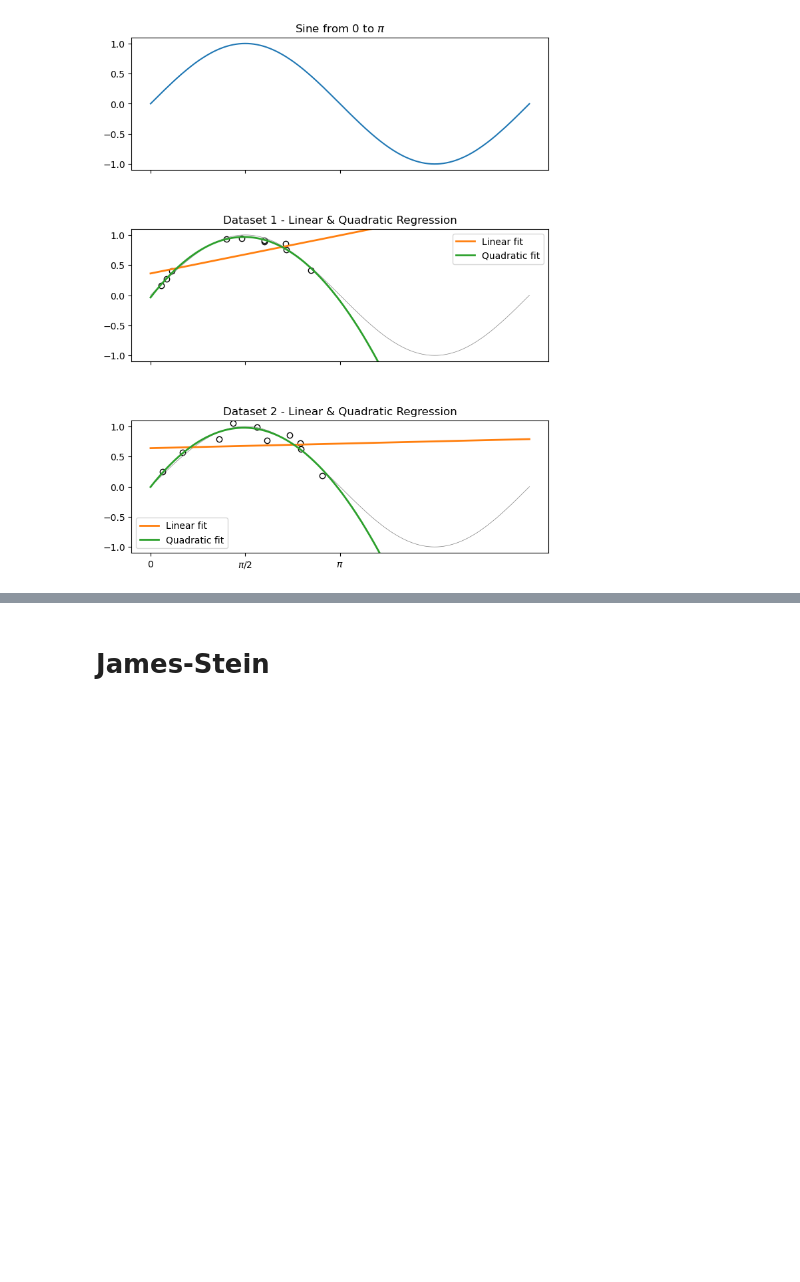
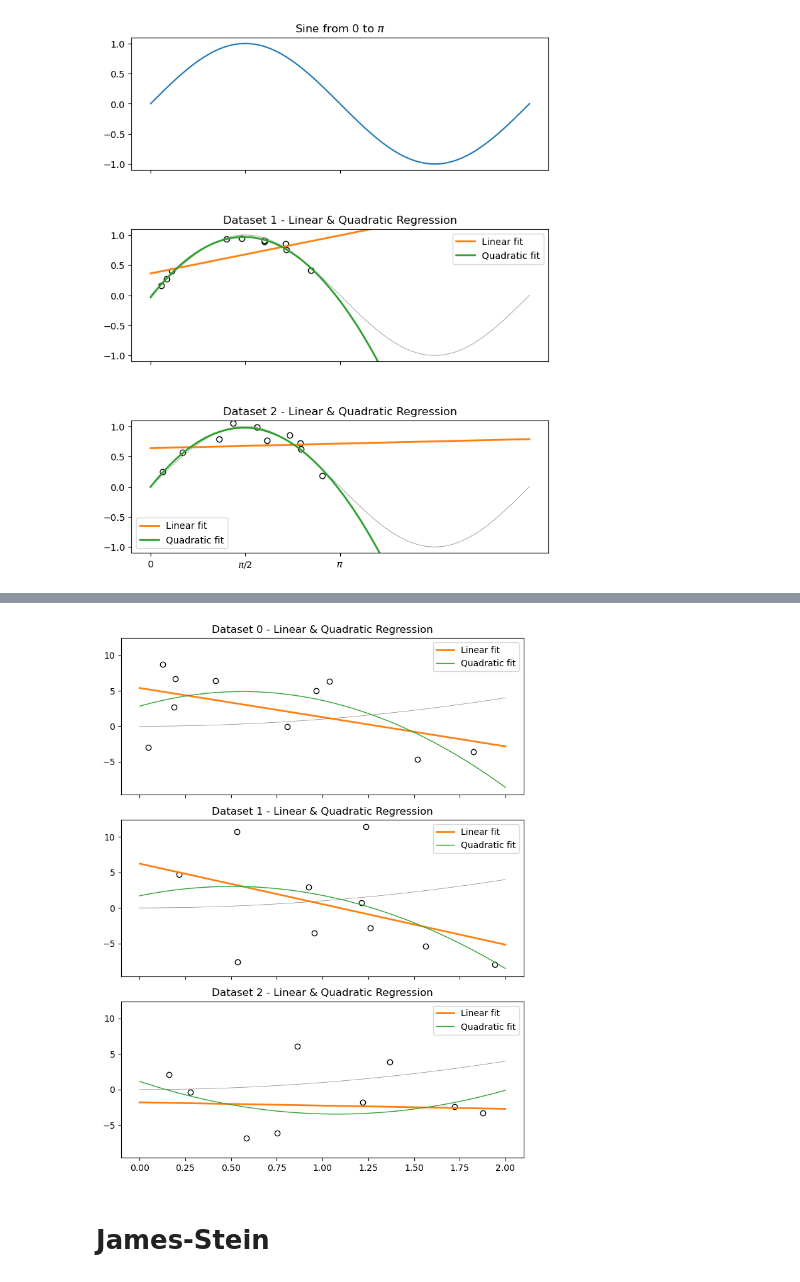
Before and after one commit to alexanderthclark/pols4728, a Jupyter notebook: book/chapters/predictive.ipynb, the cells around one changed output, grey strips where cells are left out. Drawn from its saved outputs; the diff is of its cells as text; code cells hidden in the pictures; blank space fills up the shorter version.

```diff
--- a/book/chapters/predictive.ipynb
+++ b/book/chapters/predictive.ipynb
@@ -483,3 +274,42 @@ plt.show()
+# %%
+# hide code and show output
+x = np.linspace(0, 2, 2_000)
+y = x**2 #np.zeros(len(x))
+n_axs = 3
+fig, axs = plt.subplots(n_axs,1, figsize=(7,9), sharex=True, sharey=True)
+
+#xlim, ylim = ax.get_xlim(), ax.get_ylim()
+
+data_sets = dict()
+n_sims = 100
+n=10
+for i in range(0, n_axs):
+    x0 = np.random.uniform(0, 2, size=n)
+    noise = np.random.normal(0, 6, size=n)
+    y0 =  noise
+
+    ax = axs[i]
+    ax.plot(x, y, lw=0.5, color='gray')
+    ax.scatter(x0, y0, ec='black', fc='white')
+
+    # Add both linear and quadratic regression for axs[1] and axs[2]
+    p1 = np.polyfit(x0, y0, 1)
+    y_lin = np.polyval(p1, x)
+    ax.plot(x, y_lin, label='Linear fit', lw=2, color='C1')
+
+    p2 = np.polyfit(x0, y0, 2)
+    y_quad = np.polyval(p2, x)
+    ax.plot(x, y_quad, label='Quadratic fit', lw=1, color='C2')
+
+    ax.legend()
+    ax.set_title(f"Dataset {i} - Linear & Quadratic Regression")
+
+ax.relim()
+
+plt.tight_layout()
+plt.show()
+# %% [output]
+[figure, added]
 # %% [markdown]
 # James-Stein
 # %%
```
Also changed, not shown: parts of 4 cells of this notebook, 3 other files.
